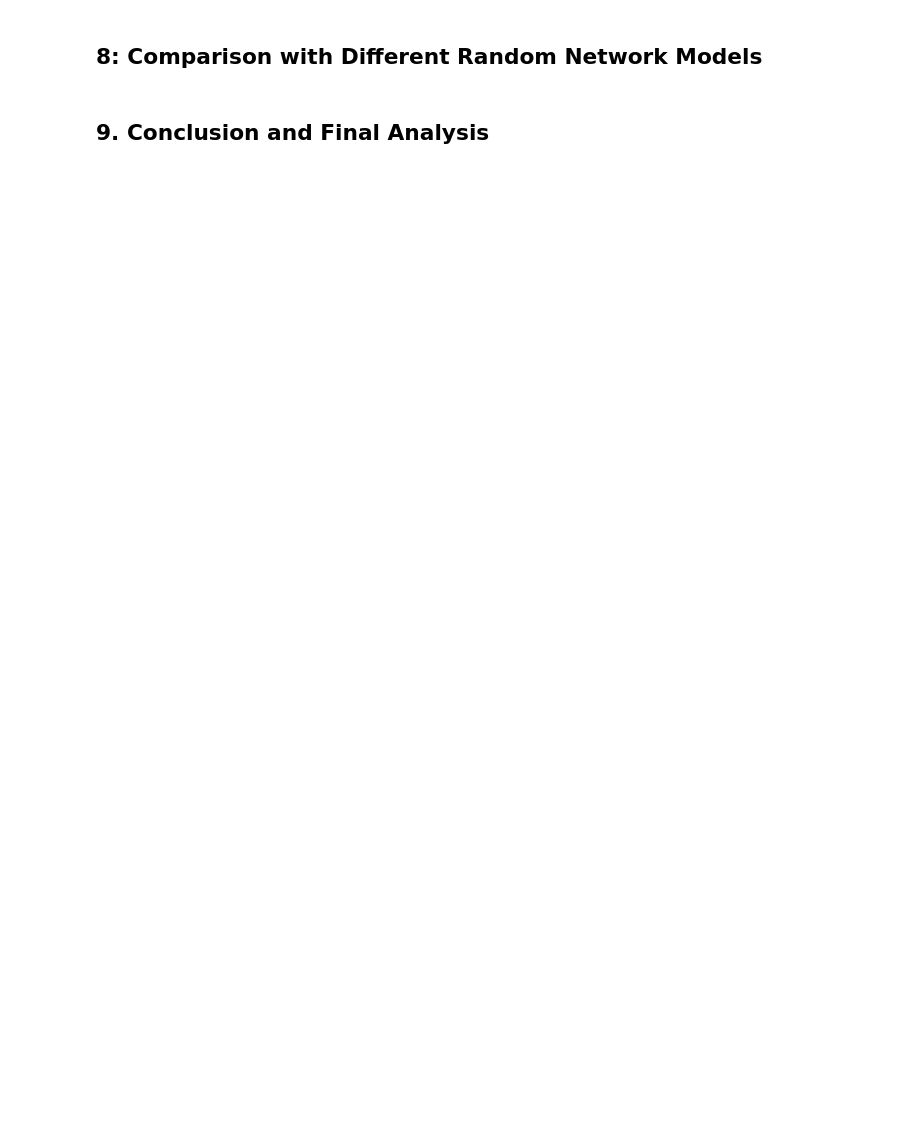
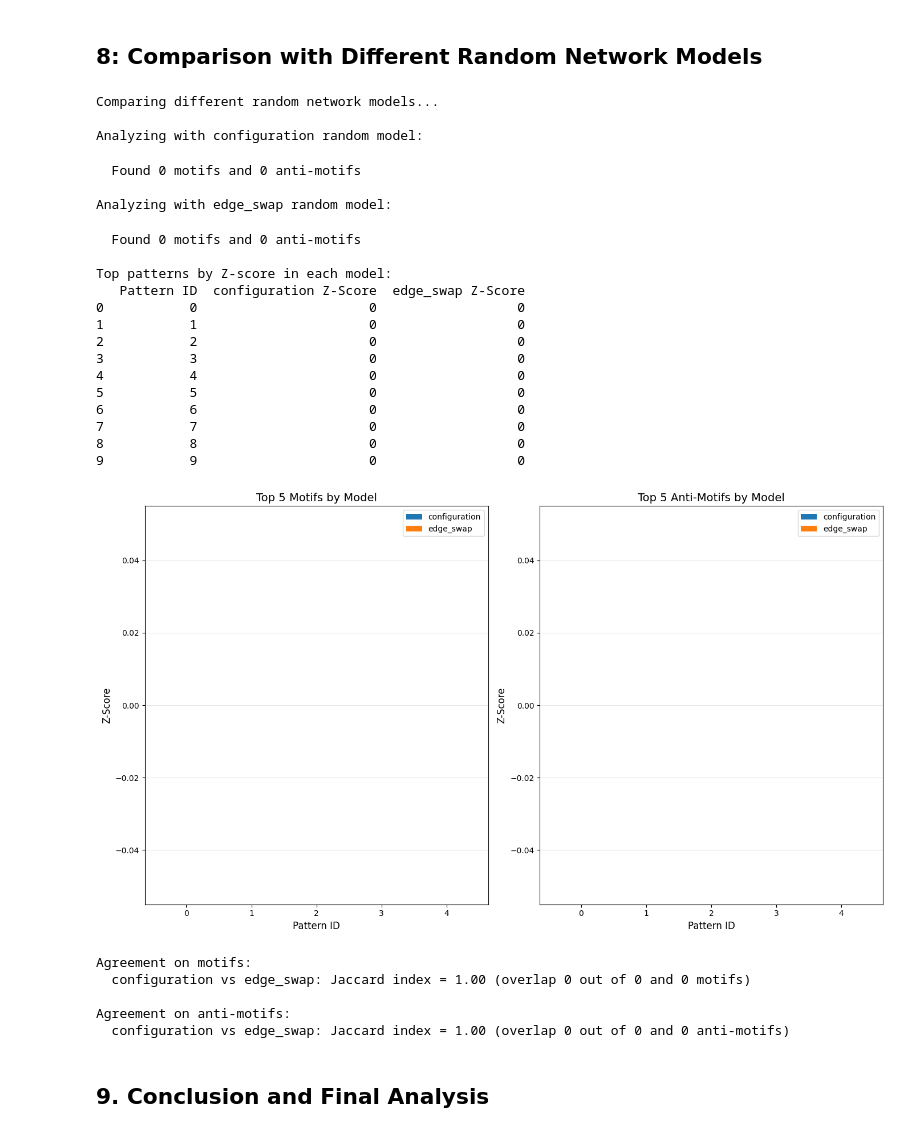
Before and after one commit to DhvanilSheth/NetworkScience, a Jupyter notebook: Assignment3/Q3.ipynb, the cells around one changed output. Drawn from its saved outputs; the diff is of its cells as text; code cells hidden in the pictures; blank space fills up the shorter version.

```diff
--- a/Assignment3/Q3.ipynb
+++ b/Assignment3/Q3.ipynb
@@ -832,6 +858,8 @@ def compare_random_models(G, unique_subgraphs, max_samples=5000):
     --------
     pandas.DataFrame
         DataFrame with Z-scores from different random models
+    dict
+        Dictionary of all Z-score DataFrames by model
     """
     # Define random models to compare
     random_models = ['configuration', 'edge_swap']
@@ -842,27 +870,25 @@ def compare_random_models(G, unique_subgraphs, max_samples=5000):
     # Run analysis for each model
     for model in random_models:
         print(f"\nAnalyzing with {model} random model:")
-        z_scores_df = compute_z_scores(
+        z_scores_df_model = compute_z_scores(
             G,
             unique_subgraphs,
-            num_random=10,  # Use 10 random networks for each model
+            num_random=10,  # For demonstration
             random_model=model,
             max_samples=max_samples
         )
 
         # Identify motifs and anti-motifs
-        motifs, anti_motifs = identify_motifs(z_scores_df, threshold=2.0)
-        print(f"  Found {len(motifs)} motifs and {len(anti_motifs)} anti-motifs")
+        motifs_model, anti_motifs_model = identify_motifs(z_scores_df_model, threshold=2.0)
+        print(f"  Found {len(motifs_model)} motifs and {len(anti_motifs_model)} anti-motifs")
 
         # Store results
-        all_z_scores[model] = z_scores_df
+        all_z_scores[model] = z_scores_df_model
 
     # Create comparison DataFrame
     comparison_data = []
-
     for pattern_id in range(len(unique_subgraphs)):
         row = {'Pattern ID': pattern_id}
-
         for model in random_models:
             model_df = all_z_scores[model]
             if pattern_id in model_df['Pattern ID'].values:
@@ -870,12 +896,12 @@ def compare_random_models(G, unique_subgraphs, max_samples=5000):
                 row[f'{model} Z-Score'] = z_score
             else:
                 row[f'{model} Z-Score'] = 0
-
         comparison_data.append(row)
 
     comparison_df = pd.DataFrame(comparison_data)
 
     return comparison_df, all_z_scores
+
 
 def visualize_model_comparison(comparison_df, top_k=5, figsize=(14, 8)):
     """
@@ -893,16 +919,14 @@ def visualize_model_comparison(comparison_df, top_k=5, figsize=(14, 8)):
     # Get list of models from column names
     models = [col.replace(' Z-Score', '') for col in comparison_df.columns if 'Z-Score' in col]
 
-    # Create figure with two subplots (top motifs and anti-motifs)
+    # Create figure with two subplots (motifs on the left, anti-motifs on the right)
     fig, (ax1, ax2) = plt.subplots(1, 2, figsize=figsize)
 
     # Plot top k motifs (highest positive Z-scores)
     for model in models:
-        # Sort by this model's Z-score
         col = f'{model} Z-Score'
         top_motifs = comparison_df.sort_values(col, ascending=False).head(top_k)
 
-        # Plot
         x = np.arange(len(top_motifs))
         width = 0.8 / len(models)
         offset = width * models.index(model) - width * (len(models) - 1) / 2
@@ -914,7 +938,6 @@ def visualize_model_comparison(comparison_df, top_k=5, figsize=(14, 8)):
             ax1.set_xticks(x)
             ax1.set_xticklabels(top_motifs['Pattern ID'])
 
-    # Set labels
     ax1.set_xlabel('Pattern ID', fontsize=12)
     ax1.set_ylabel('Z-Score', fontsize=12)
     ax1.set_title(f'Top {top_k} Motifs by Model', fontsize=14)
@@ -923,23 +946,19 @@ def visualize_model_comparison(comparison_df, top_k=5, figsize=(14, 8)):
 
     # Plot top k anti-motifs (lowest negative Z-scores)
     for model in models:
-        # Sort by this model's Z-score
         col = f'{model} Z-Score'
         top_anti_motifs = comparison_df.sort_values(col).head(top_k)
 
-        # Plot
         x = np.arange(len(top_anti_motifs))
         width = 0.8 / len(models)
         offset = width * models.index(model) - width * (len(models) - 1) / 2
 
         ax2.bar(x + offset, top_anti_motifs[col], width, label=model)
 
-        # Only set x-ticks for the first model
         if models.index(model) == 0:
             ax2.set_xticks(x)
             ax2.set_xticklabels(top_anti_motifs['Pattern ID'])
 
-    # Set labels
     ax2.set_xlabel('Pattern ID', fontsize=12)
     ax2.set_ylabel('Z-Score', fontsize=12)
     ax2.set_title(f'Top {top_k} Anti-Motifs by Model', fontsize=14)
@@ -949,6 +968,7 @@ def visualize_model_comparison(comparison_df, top_k=5, figsize=(14, 8)):
     plt.tight_layout()
     plt.savefig("model_comparison.png", dpi=300)
     plt.show()
+
 
 def analyze_model_agreement(comparison_df, threshold=2.0):
     """
@@ -966,7 +986,6 @@ def analyze_model_agreement(comparison_df, threshold=2.0):
     dict
         Dictionary with agreement statistics
     """
-    # Get list of models from column names
     models = [col.replace(' Z-Score', '') for col in comparison_df.columns if 'Z-Score' in col]
 
     # Initialize counters
@@ -978,12 +997,11 @@ def analyze_model_agreement(comparison_df, threshold=2.0):
         motifs_by_model[model] = set(comparison_df[comparison_df[col] > threshold]['Pattern ID'])
         anti_motifs_by_model[model] = set(comparison_df[comparison_df[col] < -threshold]['Pattern ID'])
 
-    # Calculate agreement
     agreement_stats = {'motifs': {}, 'anti_motifs': {}}
 
     for i, model1 in enumerate(models):
         for j, model2 in enumerate(models):
-            if i >= j:  # Avoid duplicates
+            if i >= j:
                 continue
 
             # Motifs agreement
@@ -1003,37 +1021,69 @@ def analyze_model_agreement(comparison_df, threshold=2.0):
             # Anti-motifs agreement
             anti_motifs1 = anti_motifs_by_model[model1]
             anti_motifs2 = anti_motifs_by_model[model2]
             intersection = anti_motifs1.intersection(anti_motifs2)
             union = anti_motifs1.union(anti_motifs2)
             jaccard = len(intersection) / len(union) if union else 1.0
 
             agreement_stats['anti_motifs'][f'{model1} vs {model2}'] = {
                 'model1_count': len(anti_motifs1),
                 'model2_count': len(anti_motifs2),
                 'overlap': len(intersection),
                 'jaccard_index': jaccard
             }
 
     return agreement_stats
 
-# Run the comparison analysis (reduce max_samples for faster execution)
+
+# Example: Compare models (re-run or reduce max_samples for speed)
 print("\nComparing different random network models...")
 comparison_df, all_z_scores = compare_random_models(G, unique_subgraphs, max_samples=3000)
 print("\nTop patterns by Z-score in each model:")
 print(comparison_df.head(10))
 
 # Visualize the comparison
 visualize_model_comparison(comparison_df, top_k=5)
 
-# Analyze agreement between models
+# Analyze agreement
 agreement_stats = analyze_model_agreement(comparison_df)
 print("\nAgreement on motifs:")
 for comparison, stats in agreement_stats['motifs'].items():
-    print(f"  {comparison}: Jaccard index = {stats['jaccard_index']:.2f} (overlap {stats['overlap']} out of {stats['model1_count']} and {stats['model2_count']} motifs)")
+    print(f"  {comparison}: Jaccard index = {stats['jaccard_index']:.2f} "
+          f"(overlap {stats['overlap']} out of {stats['model1_count']} "
+          f"and {stats['model2_count']} motifs)")
 
 print("\nAgreement on anti-motifs:")
 for comparison, stats in agreement_stats['anti_motifs'].items():
-    print(f"  {comparison}: Jaccard index = {stats['jaccard_index']:.2f} (overlap {stats['overlap']} out of {stats['model1_count']} and {stats['model2_count']} anti-motifs)")
+    print(f"  {comparison}: Jaccard index = {stats['jaccard_index']:.2f} "
+          f"(overlap {stats['overlap']} out of {stats['model1_count']} "
+          f"and {stats['model2_count']} anti-motifs)")
+# %% [output]
+Comparing different random network models...
+
+Analyzing with configuration random model:
+  Found 0 motifs and 0 anti-motifs
+
+Analyzing with edge_swap random model:
+  Found 0 motifs and 0 anti-motifs
+
+Top patterns by Z-score in each model:
+   Pattern ID  configuration Z-Score  edge_swap Z-Score
+0           0                      0                  0
+1           1                      0                  0
+2           2                      0                  0
+3           3                      0                  0
+4           4                      0                  0
+5           5                      0                  0
+6           6                      0                  0
+7           7                      0                  0
+8           8                      0                  0
+9           9                      0                  0
+[figure, added]
+Agreement on motifs:
+  configuration vs edge_swap: Jaccard index = 1.00 (overlap 0 out of 0 and 0 motifs)
+
+Agreement on anti-motifs:
+  configuration vs edge_swap: Jaccard index = 1.00 (overlap 0 out of 0 and 0 anti-motifs)
 # %% [markdown]
 ## 9. Conclusion and Final Analysis
 # %%
```
Also changed, not shown: parts of 8 cells of this notebook, 4 other files.
